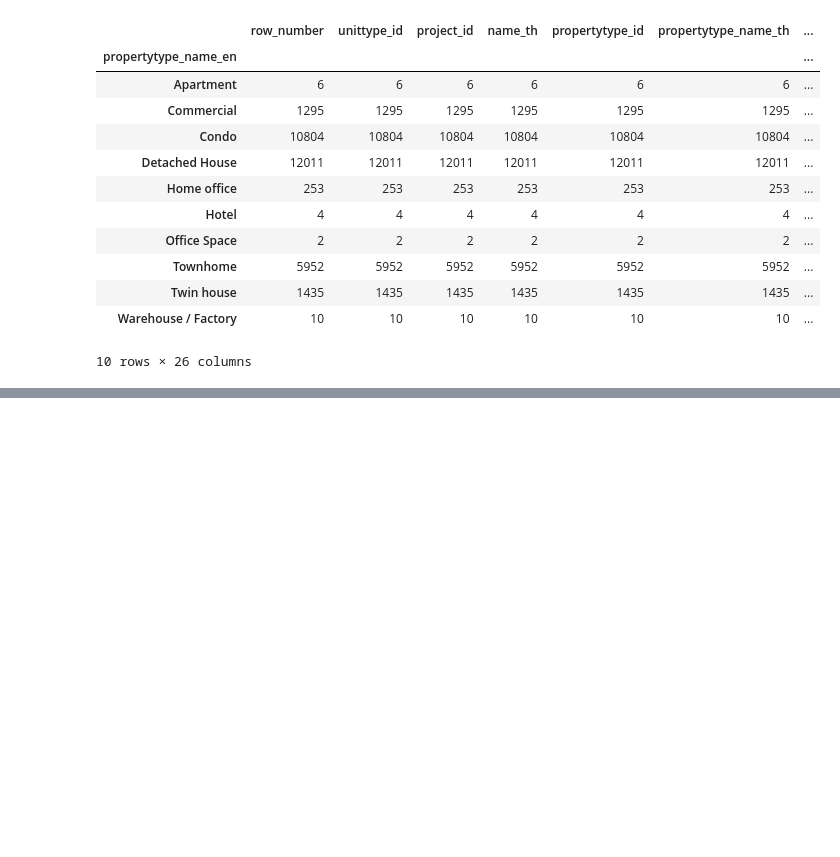
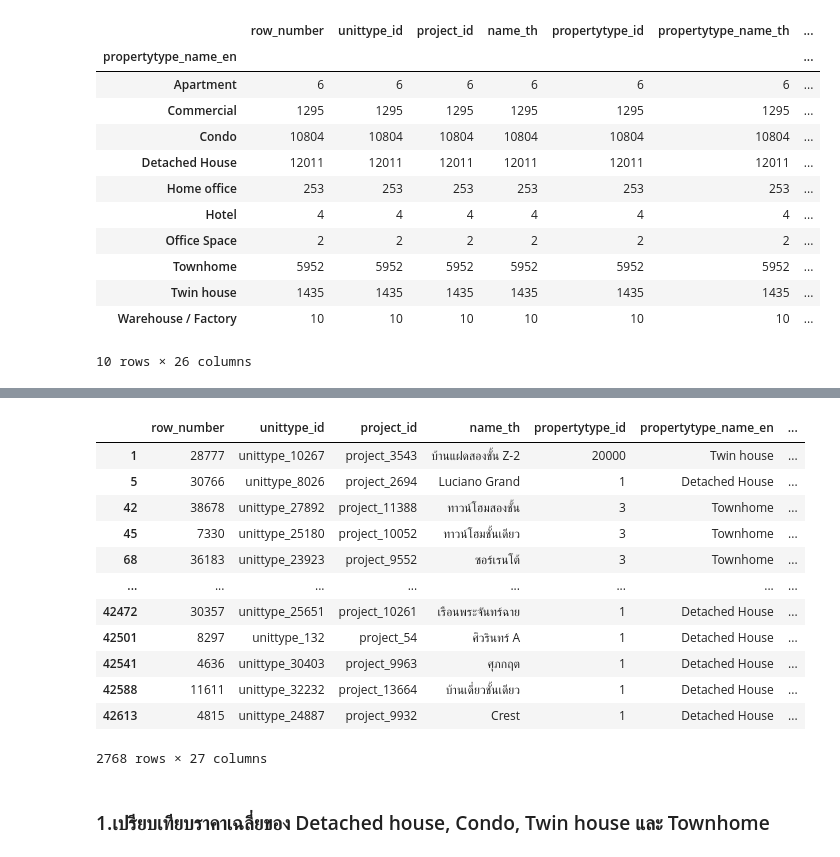
Before and after one commit to jirapat-tho/BasicProg_DataViz65, a Jupyter notebook: Pandas101.ipynb, the cells around one changed output, grey strips where cells are left out. Saved outputs shown, nothing was run; the diff lists cells and outputs as text; code cells hidden in the pictures; blank space fills up the shorter version.

```diff
--- a/Pandas101.ipynb
+++ b/Pandas101.ipynb
@@ -449,0 +452,18 @@ unit.groupby(['propertytype_name_en']).count()
+# %%
+unit.dropna(subset=['price_min','area_total_min_wa','area_usable_min','count_room_bed','count_parking','count_room_bath'])
+# %% [output]
+|  | row_number | unittype_id | project_id | name_th | propertytype_id | propertytype_name_en | ... |
+| 1 | 28777 | unittype_10267 | project_3543 | บ้านแฝดสองชั้น Z-2 | 20000 | Twin house | ... |
+| 5 | 30766 | unittype_8026 | project_2694 | Luciano Grand | 1 | Detached House | ... |
+| 42 | 38678 | unittype_27892 | project_11388 | ทาวน์โฮมสองชั้น | 3 | Townhome | ... |
+| 45 | 7330 | unittype_25180 | project_10052 | ทาวน์โฮมชั้นเดียว | 3 | Townhome | ... |
+| 68 | 36183 | unittype_23923 | project_9552 | ซอร์เรนโต้ | 3 | Townhome | ... |
+| ... | ... | ... | ... | ... | ... | ... | ... |
+| 42472 | 30357 | unittype_25651 | project_10261 | เรือนพระจันทร์ฉาย | 1 | Detached House | ... |
+| 42501 | 8297 | unittype_132 | project_54 | ศิวรินทร์ A | 1 | Detached House | ... |
+| 42541 | 4636 | unittype_30403 | project_9963 | ศุภกฤต | 1 | Detached House | ... |
+| 42588 | 11611 | unittype_32232 | project_13664 | บ้านเดี่ยวชั้นเดียว | 1 | Detached House | ... |
+| 42613 | 4815 | unittype_24887 | project_9932 | Crest | 1 | Detached House | ... |
+2768 rows × 27 columns
+# %% [markdown]
+### 1.เปรียบเทียบราคาเฉลี่ยของ Detached house, Condo, Twin house และ Townhome
```
Also changed, not shown: parts of 7 cells of this notebook.
